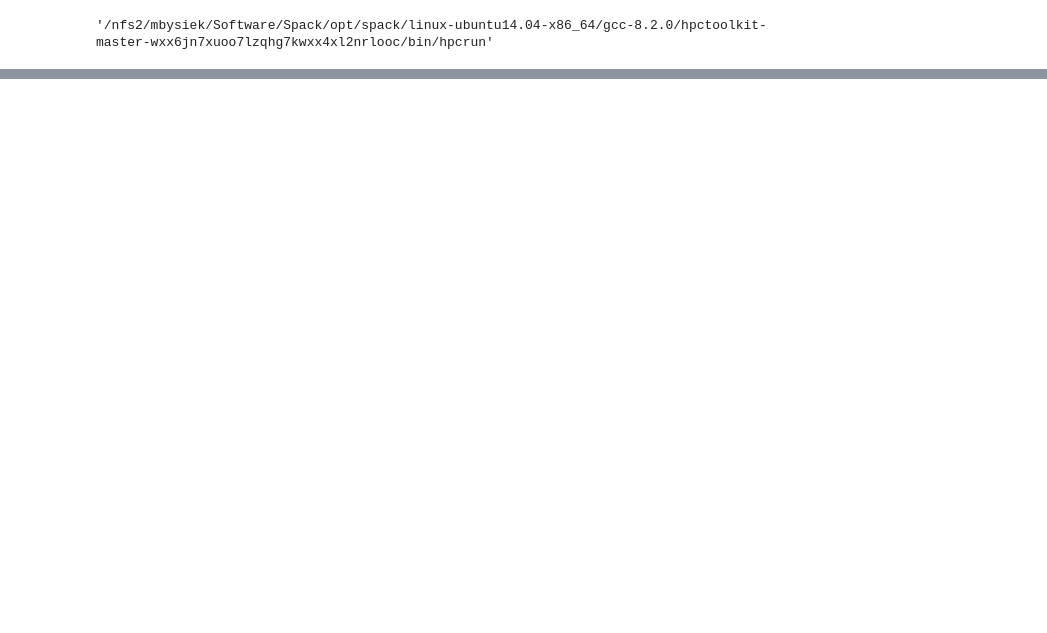
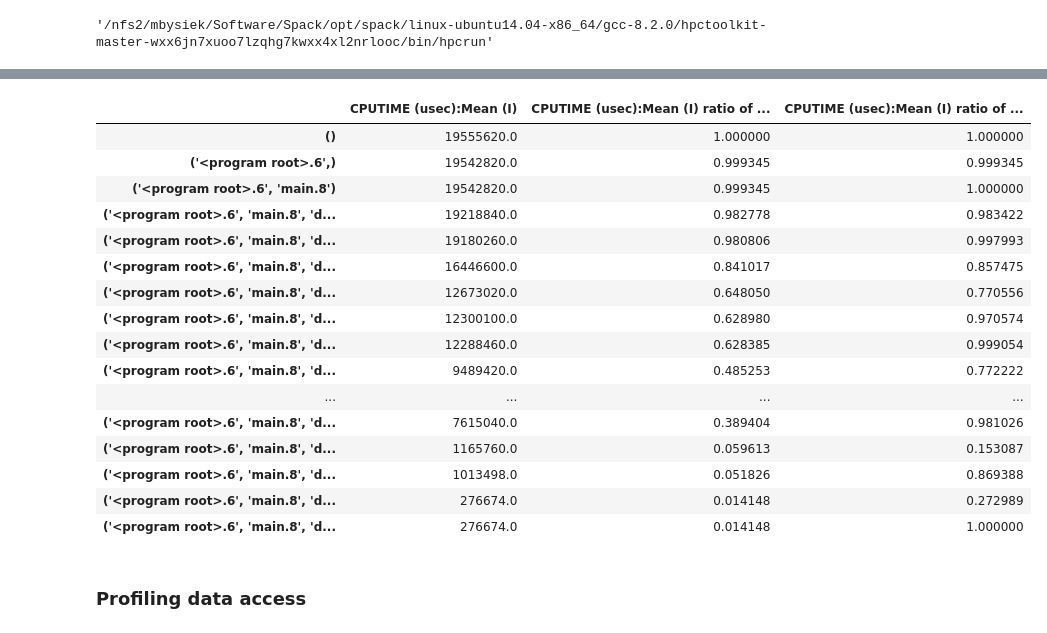
Before and after one commit to mbdevpl/docker-transpyle-flash, a Jupyter notebook: profile_flash.ipynb, the cells around one changed output, grey strips where cells are left out. Saved outputs shown, nothing was run; the diff lists cells and outputs as text; code cells hidden in the pictures; blank space fills up the shorter version.

```diff
--- a/profile_flash.ipynb
+++ b/profile_flash.ipynb
@@ -154,18 +47,0 @@ def profile_experiment(app_name: str, experiment: str, branch: str, sample_size:
-# %%
-def date_str(date=None) -> str:
-    if date is None:
-        date = _NOW
-    return date.strftime('%Y%m%d-%H%M%S')
-
-
-def logs_path(date=None, *, test_name) -> pathlib.Path:
-    return _RESULTS_ROOT.joinpath('{}_{}'.format(date_str(date), test_name))
-
-
-def profile_path(date=None, *, test_name) -> pathlib.Path:
-    return _RESULTS_ROOT.joinpath('profile_{}_{}'.format(date_str(date), test_name))
-
-
-def profile_db_path(date=None, *, test_name) -> pathlib.Path:
-    profile_dir = profile_path(date, test_name=test_name)
-    return profile_dir.with_name(profile_dir.name + '_db')
@@ -446,0 +418,13 @@ subset_Sedov_autoinlined_a.clean: running "make clean" with wd="/nfs2/mbysiek/Pr
+# %%
+%%time
+
+import line_profiler
+profiler = line_profiler.LineProfiler()
+profiler.add_module(hpctoolkit_dataframe)
+profiler.enable()
+
+_profile_path = profile_db_path(
+    datetime.datetime(2018, 9, 5, 12, 5, 19, 934255), test_name='subset_Sedov_base_a').joinpath('experiment.xml')
+df = HPCtoolkitDataFrame(path=_profile_path, max_depth=None)
+
+profiler.disable()
@@ -446,0 +477,22 @@ subset_Sedov_autoinlined_a.clean: running "make clean" with wd="/nfs2/mbysiek/Pr
+# %%
+hot_path.compact
+# %% [output]
+|  | CPUTIME (usec):Mean (I) | CPUTIME (usec):Mean (I) ratio of ... | CPUTIME (usec):Mean (I) ratio of ... |
+| () | 19555620.0 | 1.000000 | 1.000000 |
+| ('<program root>.6',) | 19542820.0 | 0.999345 | 0.999345 |
+| ('<program root>.6', 'main.8') | 19542820.0 | 0.999345 | 1.000000 |
+| ('<program root>.6', 'main.8', 'd... | 19218840.0 | 0.982778 | 0.983422 |
+| ('<program root>.6', 'main.8', 'd... | 19180260.0 | 0.980806 | 0.997993 |
+| ('<program root>.6', 'main.8', 'd... | 16446600.0 | 0.841017 | 0.857475 |
+| ('<program root>.6', 'main.8', 'd... | 12673020.0 | 0.648050 | 0.770556 |
+| ('<program root>.6', 'main.8', 'd... | 12300100.0 | 0.628980 | 0.970574 |
+| ('<program root>.6', 'main.8', 'd... | 12288460.0 | 0.628385 | 0.999054 |
+| ('<program root>.6', 'main.8', 'd... | 9489420.0 | 0.485253 | 0.772222 |
+| ... | ... | ... | ... |
+| ('<program root>.6', 'main.8', 'd... | 7615040.0 | 0.389404 | 0.981026 |
+| ('<program root>.6', 'main.8', 'd... | 1165760.0 | 0.059613 | 0.153087 |
+| ('<program root>.6', 'main.8', 'd... | 1013498.0 | 0.051826 | 0.869388 |
+| ('<program root>.6', 'main.8', 'd... | 276674.0 | 0.014148 | 0.272989 |
+| ('<program root>.6', 'main.8', 'd... | 276674.0 | 0.014148 | 1.000000 |
+# %% [markdown]
+### Profiling data access
```
Also changed, not shown: parts of 112 cells of this notebook, 3 other files.
